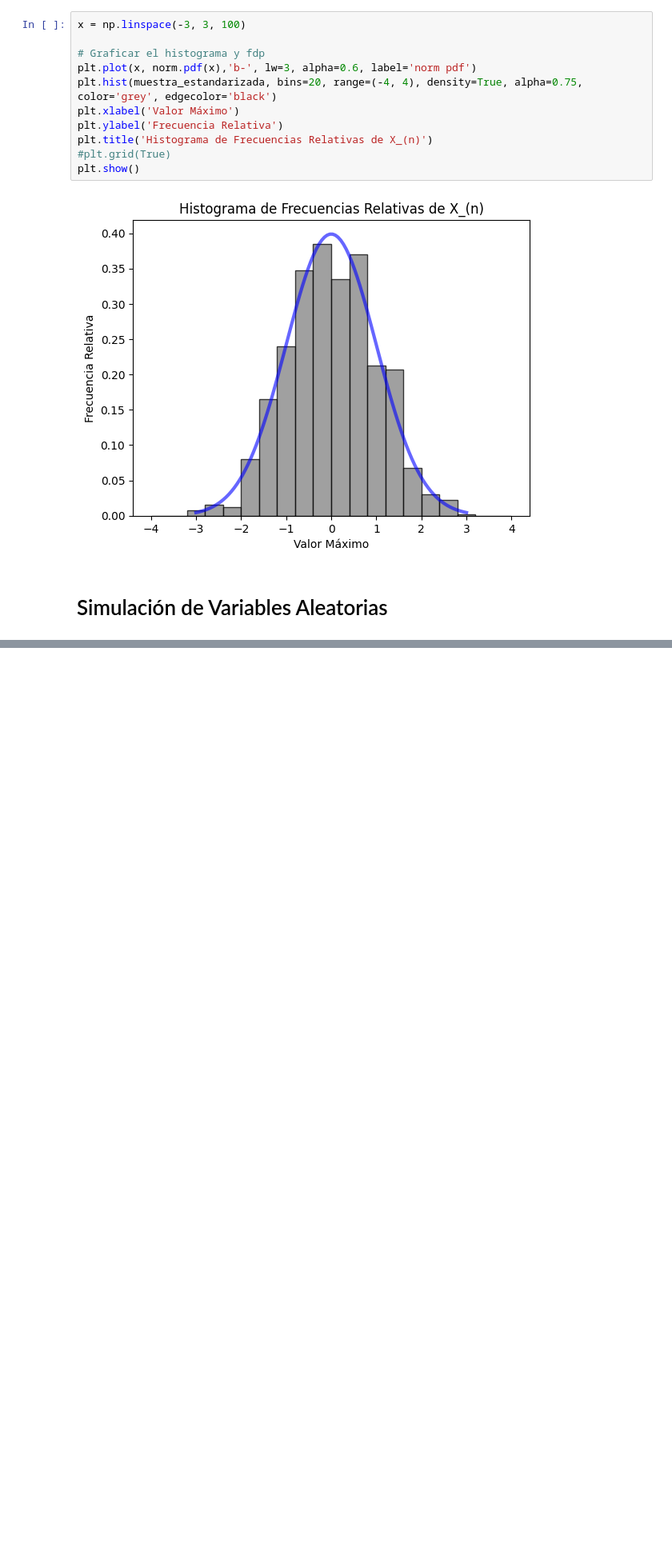
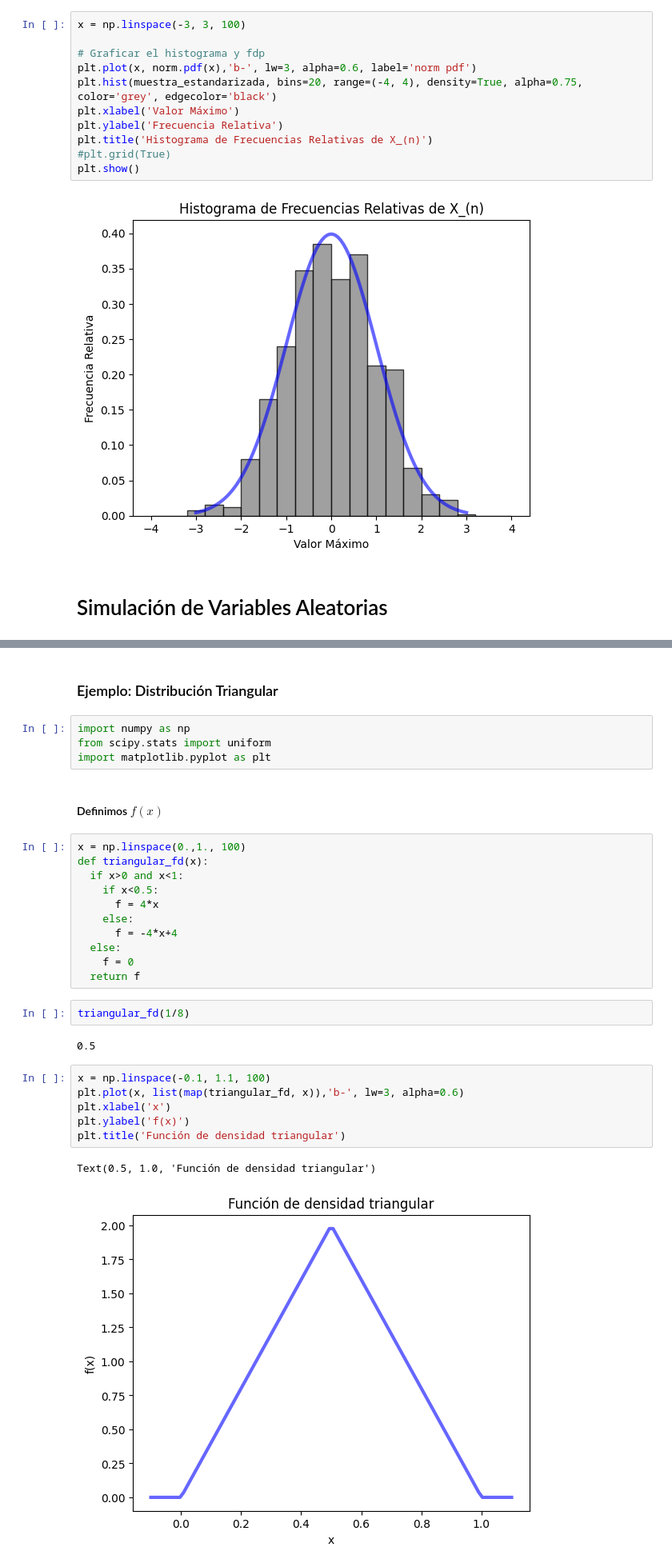
Before and after one commit to leticiaram/Modelos_Estocasticos_2023, a Jupyter notebook: Codigo_1.ipynb, the cells around one changed output, grey strips where cells are left out. Shown at 80% size. Cells and saved outputs as stored; diff of their text form; blank space fills up the shorter version.

```diff
--- a/Codigo_1.ipynb
+++ b/Codigo_1.ipynb
@@ -609,0 +618,32 @@ plt.show()
+# %% [markdown]
+### Ejemplo: Distribución Triangular
+# %%
+import numpy as np
+from scipy.stats import uniform
+import matplotlib.pyplot as plt
+# %% [markdown]
+#### Definimos $f(x)$
+# %%
+x = np.linspace(0.,1., 100)
+def triangular_fd(x):
+  if x>0 and x<1:
+    if x<0.5:
+      f = 4*x
+    else:
+      f = -4*x+4
+  else:
+    f = 0
+  return f
+# %%
+triangular_fd(1/8)
+# %% [output]
+0.5
+# %%
+x = np.linspace(-0.1, 1.1, 100)
+plt.plot(x, list(map(triangular_fd, x)),'b-', lw=3, alpha=0.6)
+plt.xlabel('x')
+plt.ylabel('f(x)')
+plt.title('Función de densidad triangular')
+# %% [output]
+Text(0.5, 1.0, 'Función de densidad triangular')
+[figure, added]
```
Also changed, not shown: parts of 37 cells of this notebook.
